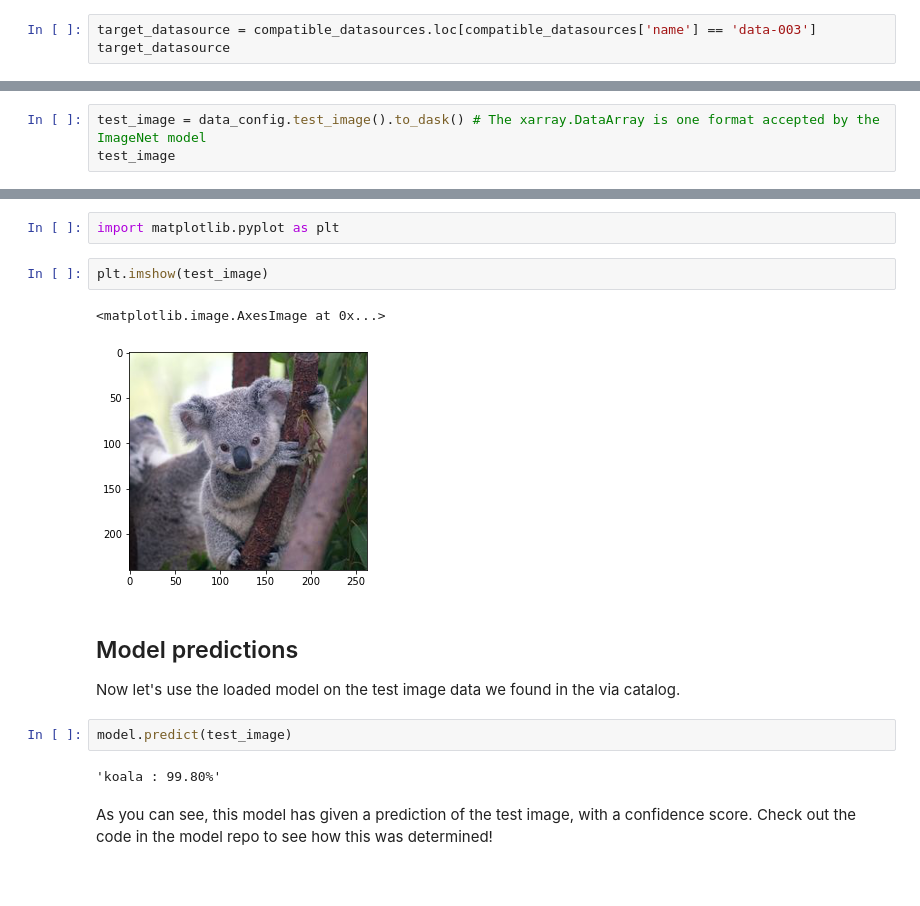
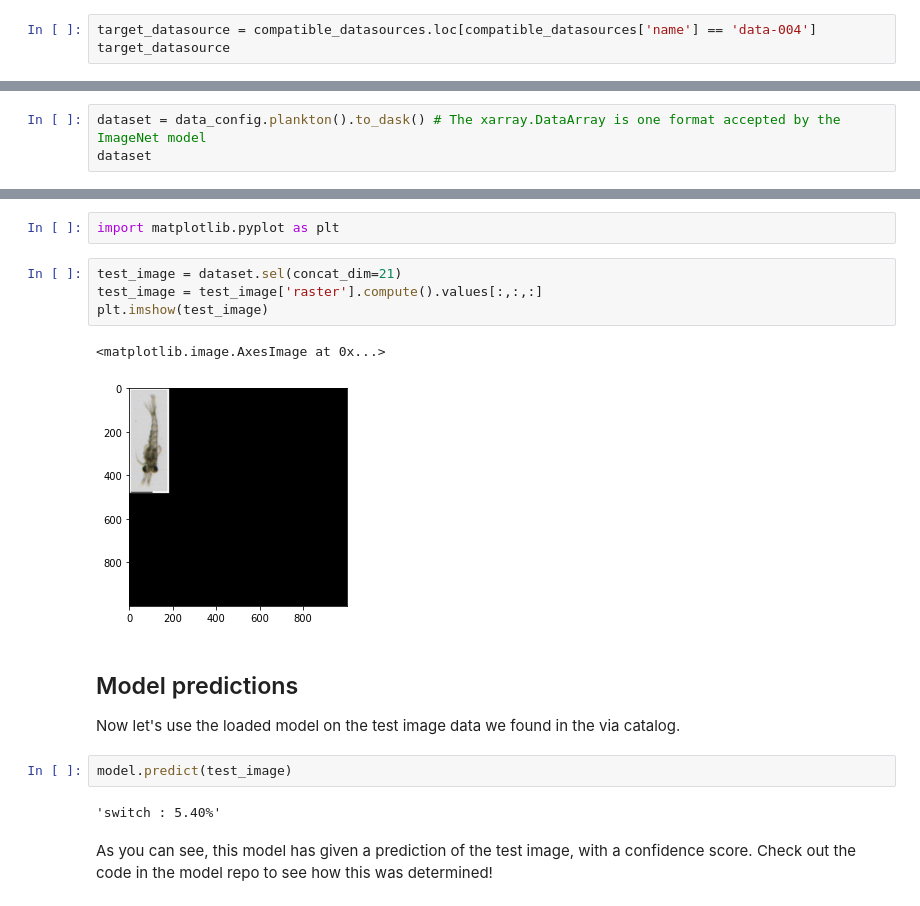
Before and after one commit to alan-turing-institute/scivision, a Jupyter notebook: examples/scivision-core-functionality.ipynb, the cells around one changed output, grey strips where cells are left out. Saved outputs shown, nothing was run; the diff lists cells and outputs as text.

Commit message:
use plankton instead of koala

```diff
--- a/examples/scivision-core-functionality.ipynb
+++ b/examples/scivision-core-functionality.ipynb
@@ -86,5 +88,5 @@ Let's use `data-003`, a single image dataset (of a baby Koala!)
 # %%
-target_datasource = compatible_datasources.loc[compatible_datasources['name'] == 'data-003']
+target_datasource = compatible_datasources.loc[compatible_datasources['name'] == 'data-004']
 target_datasource
 # %% [output]
 |  | name | description | tasks | domains | url | format | labels_provided | institution | tags |
@@ -112,6 +114,6 @@ data:
 # %% [markdown]
 Clicking the `path` link to the location of this data config file online (in the dataset repo) reveals that there is one data source called `test_image`, and that the `intake_xarray.image.ImageSource` is being used. We can retrive the test image data in an image format which the model will accept, like so:
 # %%
-test_image = data_config.test_image().to_dask() # The xarray.DataArray is one format accepted by the ImageNet model
-test_image
+dataset = data_config.plankton().to_dask() # The xarray.DataArray is one format accepted by the ImageNet model
+dataset
 # %% [output]
@@ -143,11 +138,13 @@ Attributes: (0)
 Let's take a look at the image with `matplotlib`:
 # %%
 import matplotlib.pyplot as plt
-# %%
-plt.imshow(test_image)
-# %% [output]
-<matplotlib.image.AxesImage at 0x...>
-[figure, removed]
+# %%
+test_image = dataset.sel(concat_dim=21)
+test_image = test_image['raster'].compute().values[:,:,:]
+plt.imshow(test_image)
+# %% [output]
+<matplotlib.image.AxesImage at 0x...>
+[figure, added]
 # %% [markdown]
 ## Model predictions
 
@@ -155,6 +152,6 @@ Now let's use the loaded model on the test image data we found in the via catalo
 # %%
 model.predict(test_image)
 # %% [output]
-'koala : 99.80%'
+'switch : 5.40%'
 # %% [markdown]
 As you can see, this model has given a prediction of the test image, with a confidence score. Check out the code in the model repo to see how this was determined!
```
Also changed, not shown: parts of 5 cells of this notebook.
